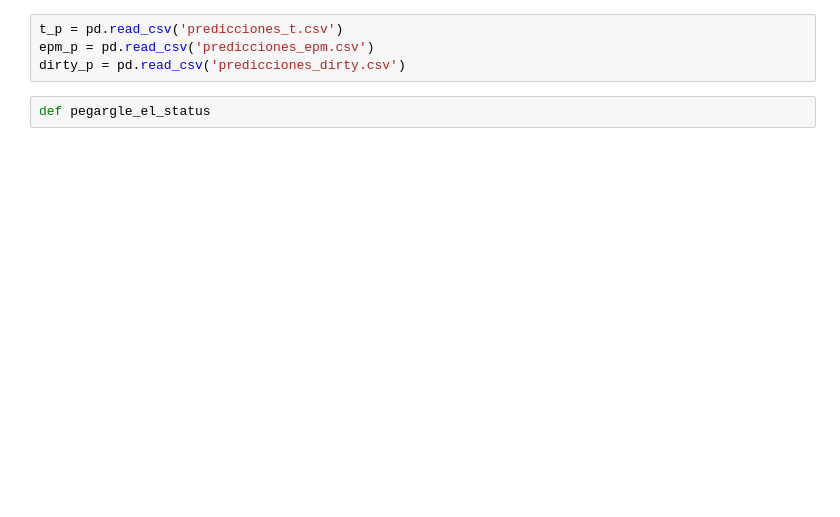
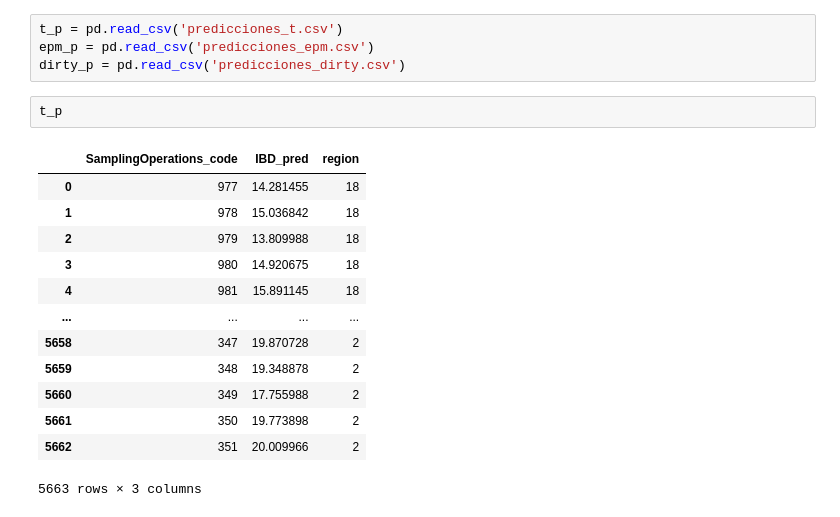
Before and after one commit to heritaco/Empilement-Tobit-CatBoost-et-interpolation-laplacienne-spatio-temporelle-pour-l-IBD-EQR, a Jupyter notebook: notebooks/06_cb_regression/elegir_datos.ipynb, the cells around one changed output. Saved outputs shown, nothing was run; the diff lists cells and outputs as text; blank space fills up the shorter version.

```diff
--- a/notebooks/06_cb_regression/elegir_datos.ipynb
+++ b/notebooks/06_cb_regression/elegir_datos.ipynb
@@ -176,5 +192,19 @@ merged[["best_final_model",'region' ]]
 t_p = pd.read_csv('predicciones_t.csv')
 epm_p = pd.read_csv('predicciones_epm.csv')
 dirty_p = pd.read_csv('predicciones_dirty.csv')
-# %%
-def pegargle_el_status
+# %%
+t_p
+# %% [output]
+|  | SamplingOperations_code | IBD_pred | region |
+| 0 | 977 | 14.281455 | 18 |
+| 1 | 978 | 15.036842 | 18 |
+| 2 | 979 | 13.809988 | 18 |
+| 3 | 980 | 14.920675 | 18 |
+| 4 | 981 | 15.891145 | 18 |
+| ... | ... | ... | ... |
+| 5658 | 347 | 19.870728 | 2 |
+| 5659 | 348 | 19.348878 | 2 |
+| 5660 | 349 | 17.755988 | 2 |
+| 5661 | 350 | 19.773898 | 2 |
+| 5662 | 351 | 20.009966 | 2 |
+5663 rows × 3 columns
```
Also changed, not shown: parts of 6 cells of this notebook, 14 other files.
